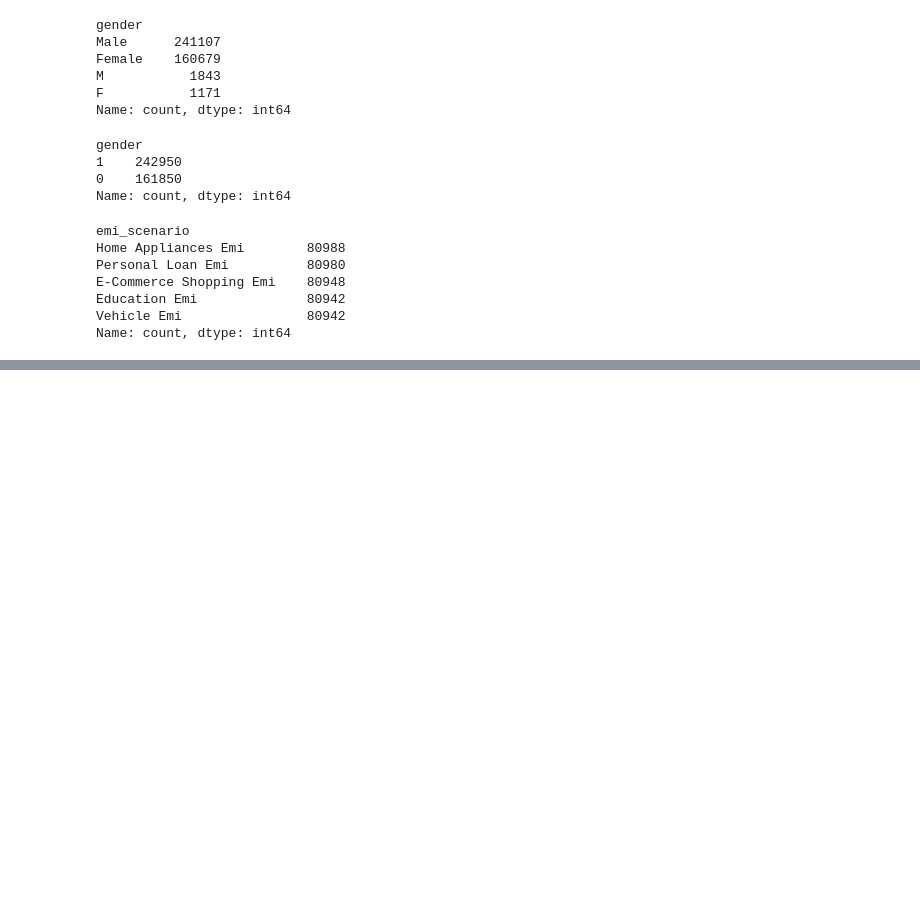
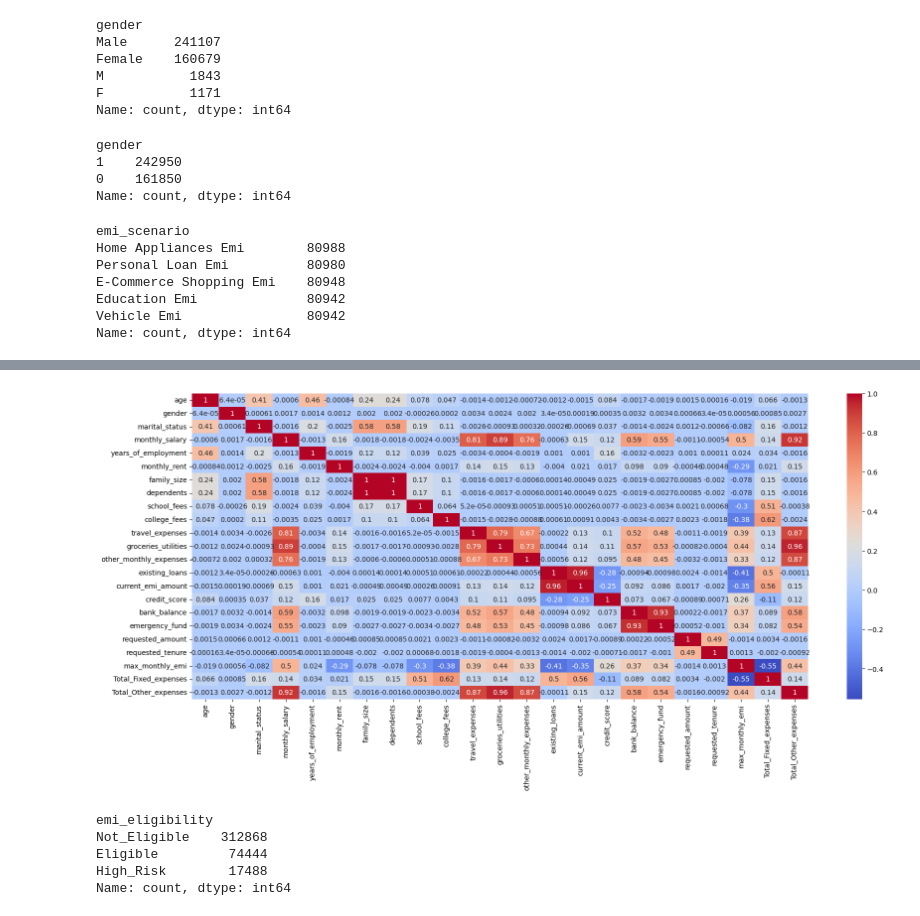
Before and after one commit to sushantkas/Project-5, a Jupyter notebook: EDA_processing.ipynb, the cells around one changed output, grey strips where cells are left out. Cells and saved outputs as stored; diff of their text form; code cells hidden in the pictures; blank space fills up the shorter version.

```diff
--- a/EDA_processing.ipynb
+++ b/EDA_processing.ipynb
@@ -363,0 +713,20 @@ Name: count, dtype: int64
+# %%
+fixed_expenses=['school_fees', 'college_fees', 'current_emi_amount']
+# %%
+otherexpenses_col=['travel_expenses', 'groceries_utilities','other_monthly_expenses']
+# %%
+emi_pred_new["Total_Fixed_expenses"]=emi_pred_new[fixed_expenses].sum(axis=1)
+emi_pred_new["Total_Other_expenses"]=emi_pred_new[otherexpenses_col].sum(axis=1)
+# %%
+plt.figure(figsize=(20,8))
+sns.heatmap(emi_pred_new.select_dtypes(["float64", "int64"]).corr(method='spearman'), annot=True, cmap='coolwarm');
+# %% [output]
+[figure, added]
+# %%
+emi_pred_new['emi_eligibility'].value_counts()
+# %% [output]
+emi_eligibility
+Not_Eligible    312868
+Eligible         74444
+High_Risk        17488
+Name: count, dtype: int64
```
Also changed, not shown: parts of 44 cells of this notebook.
